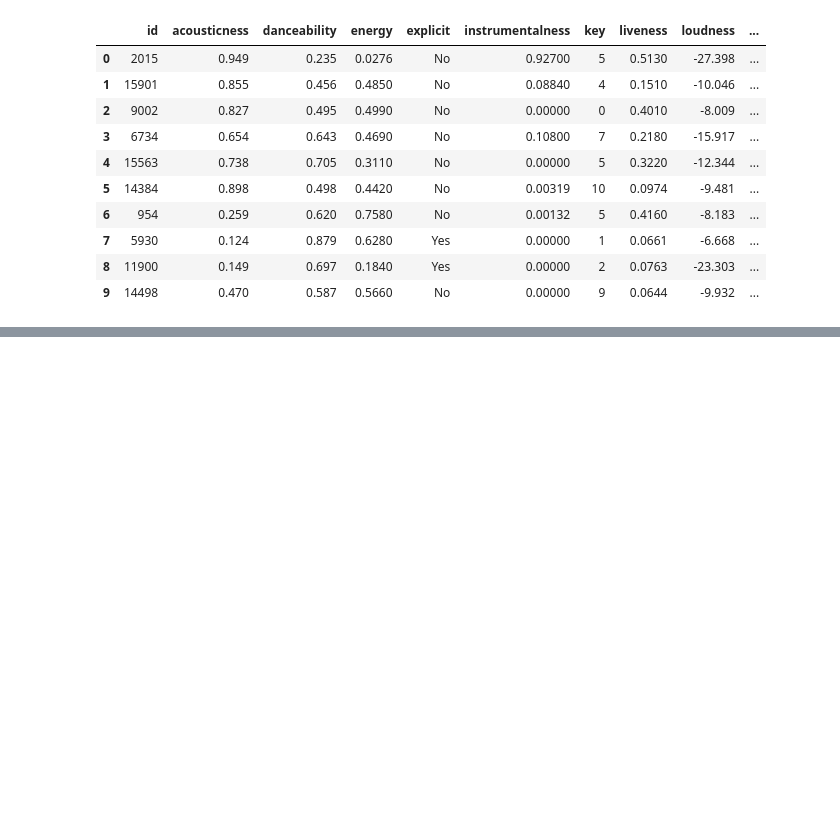
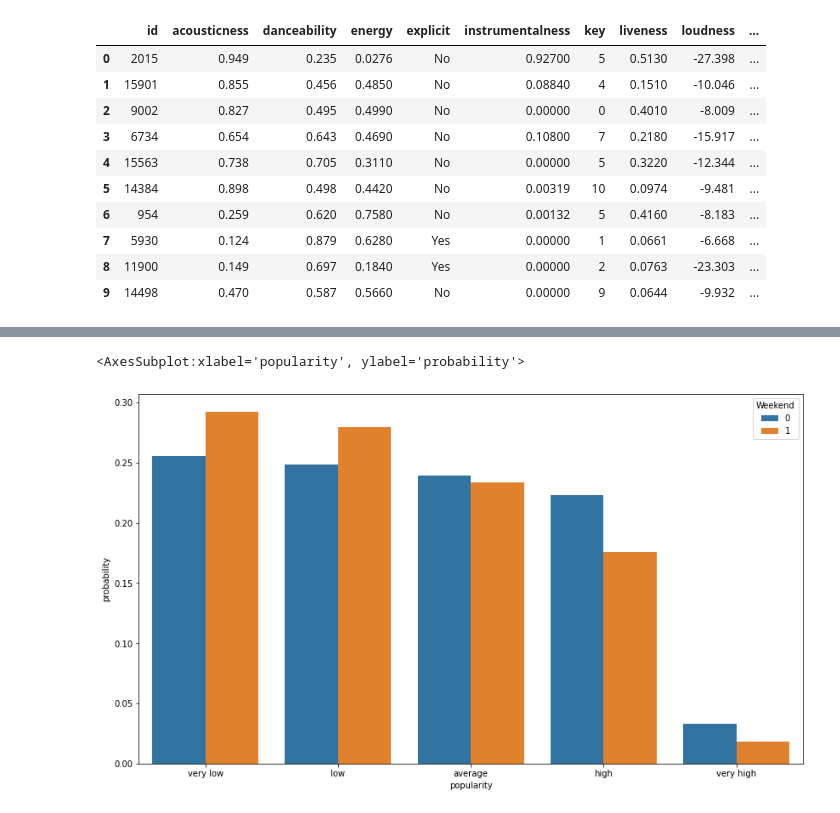
Before and after one commit to Subhankar4901/Open-IIT-Data-analytics, a Jupyter notebook: Notebooks/Feature engineering .ipynb, the cells around one changed output, grey strips where cells are left out. Cells and saved outputs as stored; diff of their text form; code cells hidden in the pictures; blank space fills up the shorter version.

```diff
--- a/Notebooks/Feature engineering .ipynb
+++ b/Notebooks/Feature engineering .ipynb
@@ -74,0 +117,14 @@ plt.savefig("D:\Open IIT DATA\Diagrams\covariences.png") #saving the file
+# %%
+a=list()
+for i in range(5):
+    a.append(df.loc[df['weekend']==1]['popularity_code'].value_counts()[i+1]/df['weekend'].value_counts()[1])
+# %%
+b=list()
+for i in range(5):
+    b.append(df.loc[df['weekend']==0]['popularity_code'].value_counts()[i+1]/df['weekend'].value_counts()[0])
+# %%
+proba=pd.DataFrame({"popularity":df['popularity'].value_counts().keys(),"probability":a,"Weekend":[1]*5})
+probb=pd.DataFrame({"popularity":df['popularity'].value_counts().keys(),"probability":b,"Weekend":[0]*5})
+# %%
+prob=pd.concat([proba,probb])
+prob
@@ -74,0 +143,6 @@ plt.savefig("D:\Open IIT DATA\Diagrams\covariences.png") #saving the file
+# %%
+fig=plt.figure(figsize=(14,8))
+sns.barplot(y="probability",x="popularity",data=prob,hue="Weekend")
+# %% [output]
+<AxesSubplot:xlabel='popularity', ylabel='probability'>
+[figure, added]
```
Also changed, not shown: parts of 20 cells of this notebook, 2 other files.
